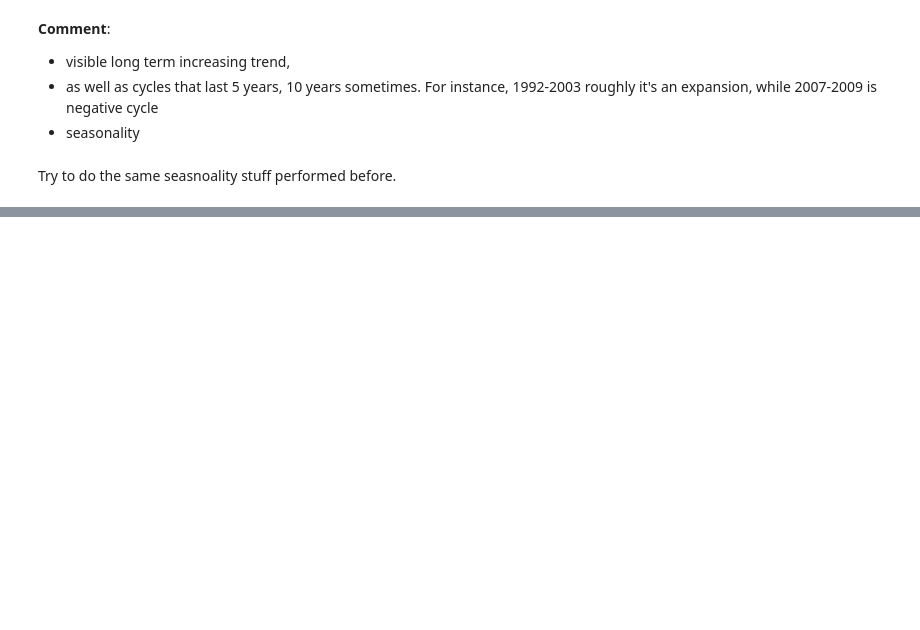
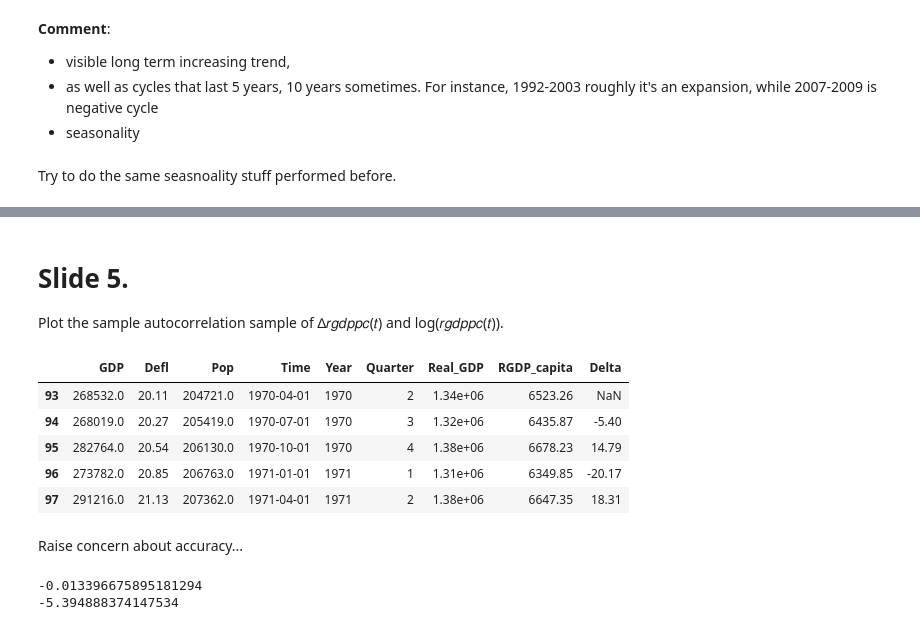
Before and after one commit to giordanovitale/Time-Series-Assignments, a Jupyter notebook: Assignment 2/Assignment2.ipynb, the cells around one changed output, grey strips where cells are left out. Saved outputs shown, nothing was run; the diff lists cells and outputs as text; code cells hidden in the pictures; blank space fills up the shorter version.

```diff
--- a/Assignment 2/Assignment2.ipynb
+++ b/Assignment 2/Assignment2.ipynb
@@ -204,0 +213,7 @@ See the caveats in the documentation: https://pandas.pydata.org/pandas-docs/stab
+# %%
+# apply the formula
+filtered_df['Delta'] = 400*np.log(filtered_df['RGDP_capita'] / filtered_df['RGDP_capita'].shift(1))
+
+# compute the average, as requested
+mean_per_capita_growth = np.mean(filtered_df['Delta'])
+print(mean_per_capita_growth)
@@ -204,0 +227,21 @@ See the caveats in the documentation: https://pandas.pydata.org/pandas-docs/stab
+# %% [markdown]
+# **Slide 5**.
+Plot the sample autocorrelation sample of ∆𝑟𝑔𝑑𝑝𝑝𝑐(𝑡) and log(𝑟𝑔𝑑𝑝𝑝𝑐(𝑡)).
+# %%
+filtered_df.head()
+# %% [output]
+|  | GDP | Defl | Pop | Time | Year | Quarter | Real_GDP | RGDP_capita | Delta |
+| 93 | 268532.0 | 20.11 | 204721.0 | 1970-04-01 | 1970 | 2 | 1.34e+06 | 6523.26 | NaN |
+| 94 | 268019.0 | 20.27 | 205419.0 | 1970-07-01 | 1970 | 3 | 1.32e+06 | 6435.87 | -5.40 |
+| 95 | 282764.0 | 20.54 | 206130.0 | 1970-10-01 | 1970 | 4 | 1.38e+06 | 6678.23 | 14.79 |
+| 96 | 273782.0 | 20.85 | 206763.0 | 1971-01-01 | 1971 | 1 | 1.31e+06 | 6349.85 | -20.17 |
+| 97 | 291216.0 | 21.13 | 207362.0 | 1971-04-01 | 1971 | 2 | 1.38e+06 | 6647.35 | 18.31 |
+# %% [markdown]
+Raise concern about accuracy...
+# %%
+print((6435.87-6523.26)/6523.26)
+
+print(400*np.log(6435.87/6523.26))
+# %% [output]
+-0.013396675895181294
+-5.394888374147534
```
Also changed, not shown: parts of 10 cells of this notebook.
